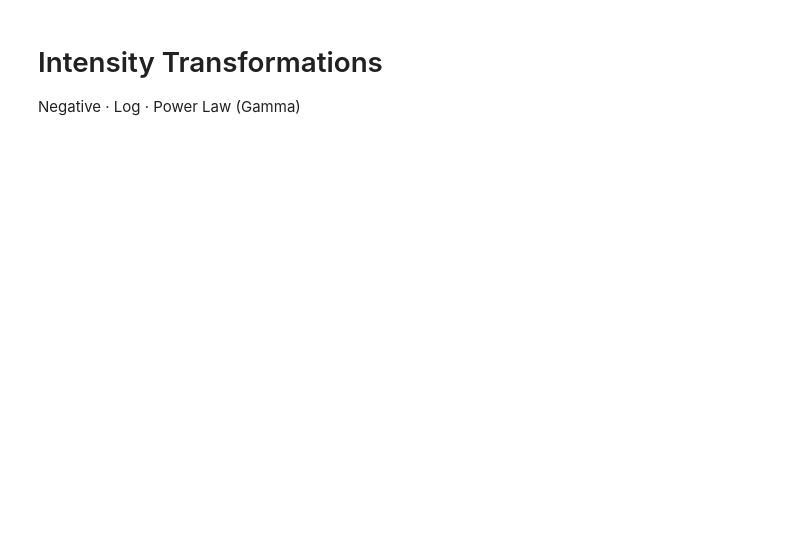
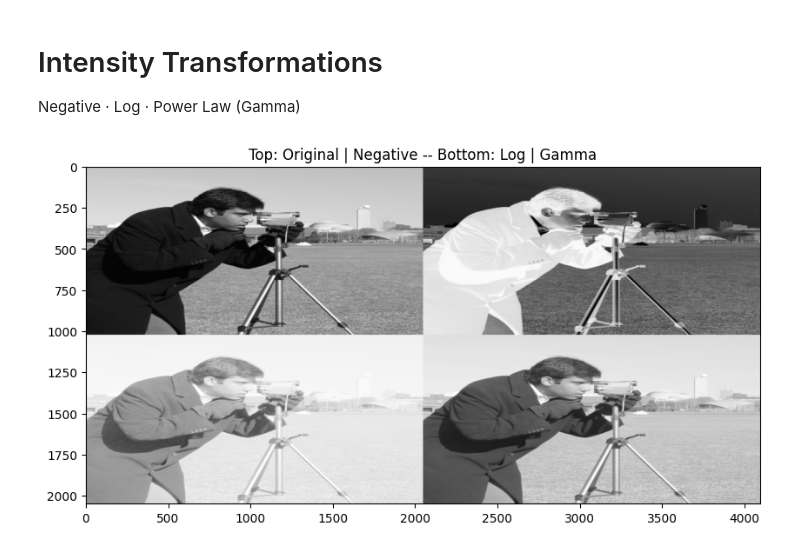
Before and after one commit to Joudxjx/ARTI403-CodeLab, a Jupyter notebook: LAB3/Lab3_Image_Mnupilations.ipynb, the cells around one changed output. Drawn from its saved outputs; the diff is of its cells as text; code cells hidden in the pictures; blank space fills up the shorter version.

```diff
--- a/LAB3/Lab3_Image_Mnupilations.ipynb
+++ b/LAB3/Lab3_Image_Mnupilations.ipynb
@@ -78,3 +223,26 @@ Negative · Log · Power Law (Gamma)
 # %%
 
 # ── 3. Power-law / Gamma correction ───────────────
+img_np = np.array(img.convert("L")) if 'img' in locals() and hasattr(img, 'convert') else np.array(Image.open("your_image.jpg").convert("L"))
+
+img_negative = 255 - img_np
+
+img_float = img_np.astype(np.float32)
+max_val = np.max(img_float)
+c_log = 255.0 / np.log(1.0 + max_val) if max_val > 0 else 1.0
+img_log = np.clip(c_log * np.log(1.0 + img_float), 0, 255).astype(np.uint8)
+
+gamma = 0.5
+img_normalized = img_float / 255.0
+img_gamma = np.clip(np.power(img_normalized, gamma) * 255.0, 0, 255).astype(np.uint8)
+
+top_row = np.hstack((img_np, img_negative))
+bottom_row = np.hstack((img_log, img_gamma))
+combined_result = np.vstack((top_row, bottom_row))
+# %%
+plt.figure(figsize=(10, 10))
+plt.imshow(combined_result, cmap='gray')
+plt.title('Top: Original | Negative -- Bottom: Log | Gamma')
+plt.show()
+# %% [output]
+[figure, added]
```
Also changed, not shown: parts of 16 cells of this notebook, 3 other files.
